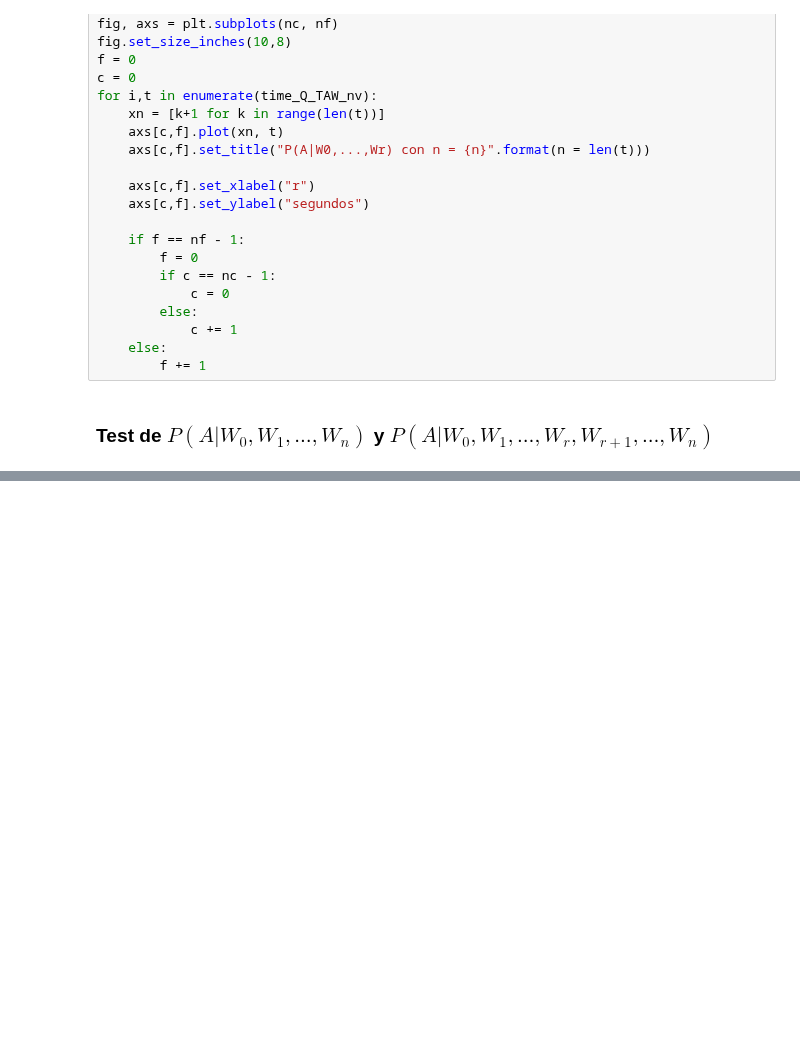
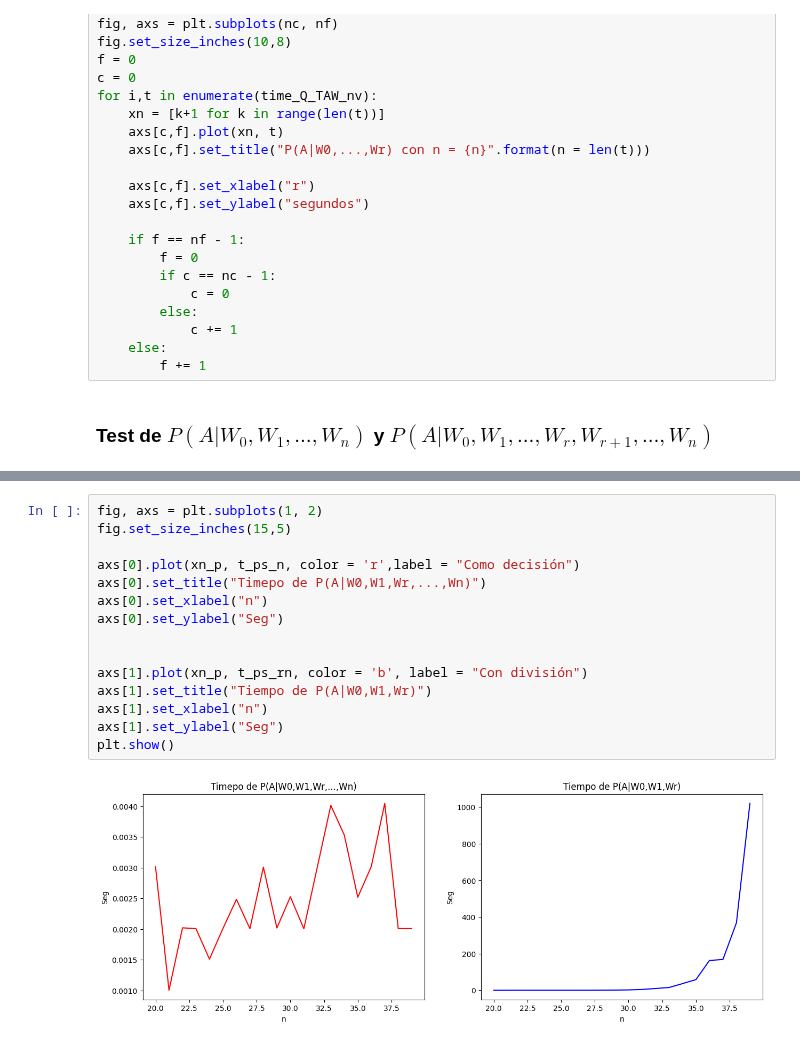
Before and after one commit to robertorys/Tesis, a Jupyter notebook: Test_mib_v2_3_1.ipynb, the cells around one changed output, grey strips where cells are left out. Cells and saved outputs as stored; diff of their text form; blank space fills up the shorter version.

```diff
--- a/Test_mib_v2_3_1.ipynb
+++ b/Test_mib_v2_3_1.ipynb
@@ -1169,0 +1300,17 @@ plt.show()
+# %%
+fig, axs = plt.subplots(1, 2)
+fig.set_size_inches(15,5)
+
+axs[0].plot(xn_p, t_ps_n, color = 'r',label = "Como decisión")
+axs[0].set_title("Timepo de P(A|W0,W1,Wr,...,Wn)")
+axs[0].set_xlabel("n")
+axs[0].set_ylabel("Seg")
+
+
+axs[1].plot(xn_p, t_ps_rn, color = 'b', label = "Con división")
+axs[1].set_title("Tiempo de P(A|W0,W1,Wr)")
+axs[1].set_xlabel("n")
+axs[1].set_ylabel("Seg")
+plt.show()
+# %% [output]
+[figure, added]
```
Also changed, not shown: parts of 29 cells of this notebook, 1 other file.
